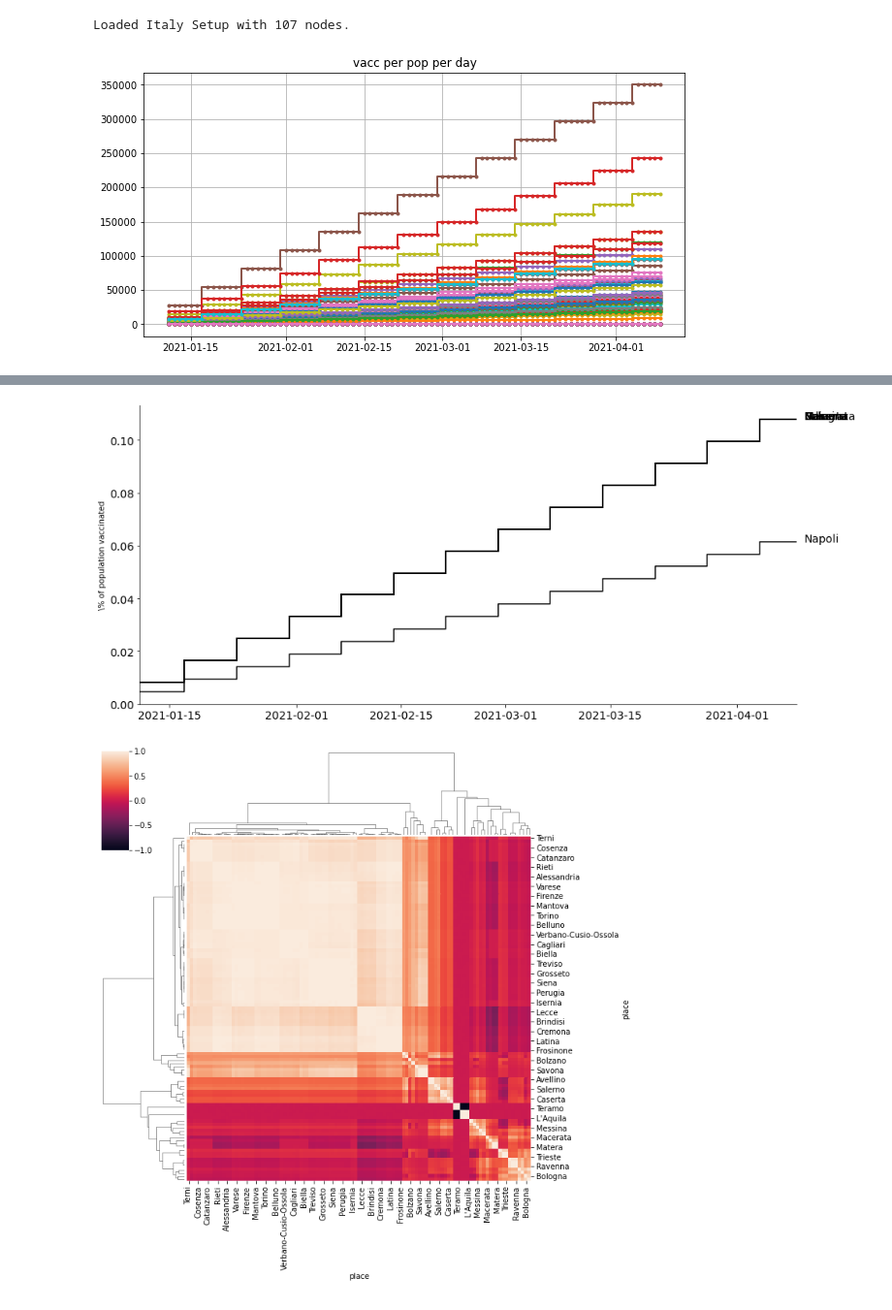
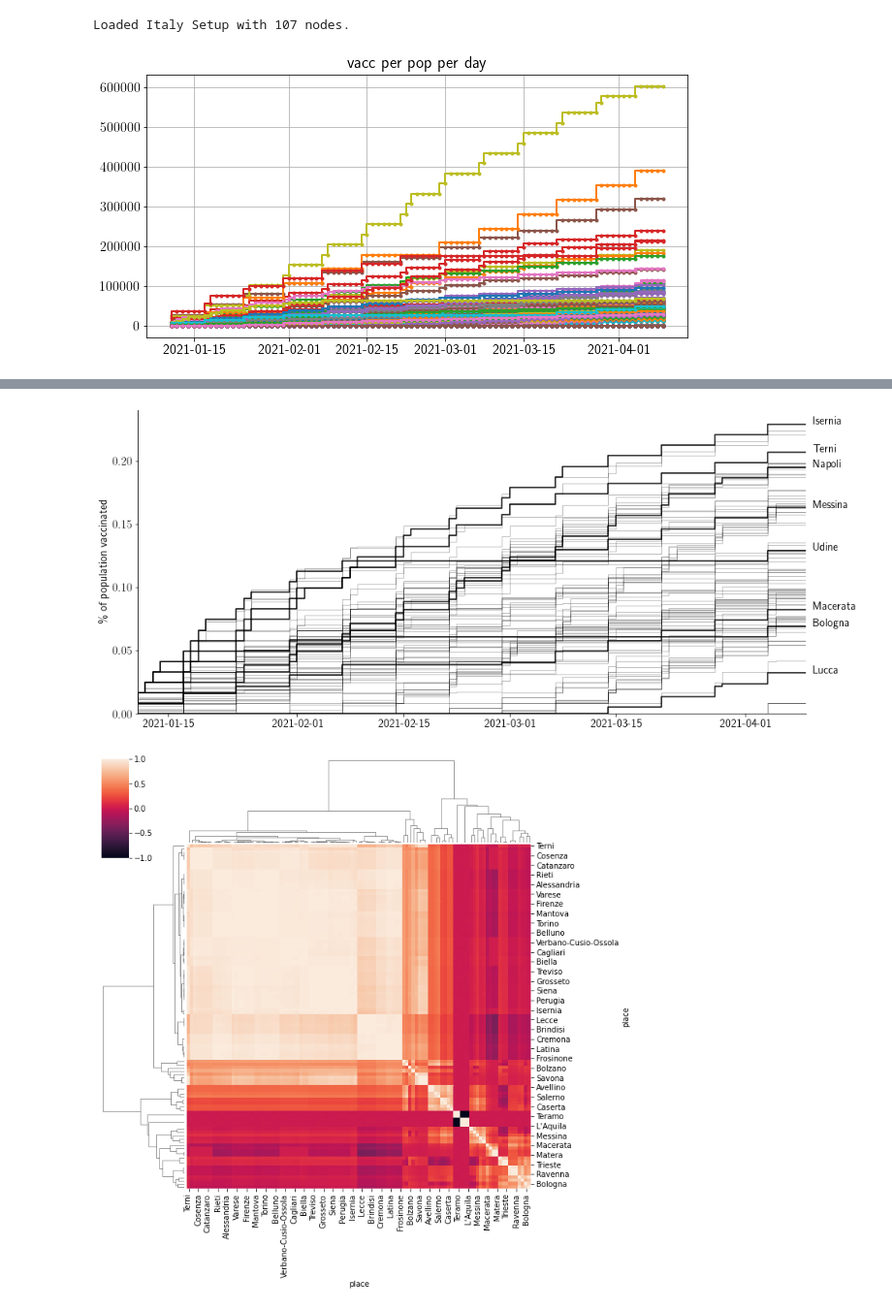
Before and after one commit to jcblemai/COVID-19_italy-vaccination-oc, a Jupyter notebook: analysis_ts.ipynb, the cells around one changed output, grey strips where cells are left out. Shown at 97% size. Drawn from its saved outputs; the diff is of its cells as text; code cells hidden in the pictures.

Commit message:
age-strat outcomes and figures

```diff
--- a/analysis_ts.ipynb
+++ b/analysis_ts.ipynb
@@ -33,7 +33,7 @@ with open(f'italy-data/parameters_{nnodes}_{when}.pkl', 'rb') as inp:
 # %% [output]
 Loaded Italy Setup with 107 nodes.
 # %%
-filename = 'model_output/scenarios_102_90/L-r15-t250000-id5-fincpp-107_90.csv'
+filename = 'model_output/2021-02-19/U-r15-t479700-id6-opi-107_90.csv'
 mydata = pd.read_csv(filename, index_col= 'date', parse_dates=True)
 maxvaccrate_regional, stockpile_national, stockpile_national_constraint, control_initial = build_scenario(setup, pick_scenario(setup, int(filename.split('-')[-3][2:])))
 mydata['valuepop'] = mydata['value'] / setup.pop_node[mydata['placeID']]
@@ -55,7 +55,7 @@ ax.step(idx, mydata[(mydata['comp'] == st)].pivot(columns = 'place', values=valu
 ax.set_title(st + ' per pop per day');
 ax.grid()
 # %% [output]
-[figure, old version]
+[figure, new version]
 # %%
 list(setup.ind2name)
 # %% [output]
@@ -82,7 +82,7 @@ i = 8
 st = states_names[i]
 
 selected = setup.ind2name
-selected = ['Macerata',  'Udine', 'Messina', "Caserta", 'Salerno', 'Napoli', "Bologna"]
+selected = ['Macerata',  'Udine', 'Messina',  'Napoli', "Bologna", "Isernia", "Terni", "Lucca"]
 
 col = sns.color_palette("rocket", 110)
 #ax.grid(True, 'major', 'x', ls='--', lw=.5, c='k', alpha=.3)
@@ -92,34 +92,34 @@ for i, nd in enumerate(setup.ind2name):
         ax.step(mydata[(mydata['comp'] == 'vacc') & (mydata['place'] == nd)]['valuepop'].cumsum().index,
                 mydata[(mydata['comp'] == 'vacc') & (mydata['place'] == nd)]['valuepop'].cumsum(), c='k')
         plt.text(setup.end_date,
                  max(mydata[(mydata['comp'] == 'vacc') & (mydata['place'] == nd)]['valuepop'].cumsum()),
                  nd, fontsize=14)
     else:
         ax.step(mydata[(mydata['comp'] == 'vacc') & (mydata['place'] == nd)]['valuepop'].cumsum().index,
                 mydata[(mydata['comp'] == 'vacc') & (mydata['place'] == nd)]['valuepop'].cumsum(), c='k', alpha = .5, lw = .5)
 
 
 #ax.set_title(st + ' per pop per day');
 #ax.grid()
 ax.set_xlim(setup.start_date, setup.end_date-datetime.timedelta(1))
 #ax.legend(loc='upper left', fontsize=14)
 #fig.autofmt_xdate()
 ax.set_ylim(0)
 
 
 ax.spines['top'].set_visible(False)
 #ax.spines['bottom'].set_visible(False)
 ax.spines['right'].set_visible(False)
 #ax.spines['left'].set_visible(False)
 #ax.set_ylabel('Prop. vaccinated', fontsize=14);
 #ax.get_xaxis().tick_bottom()
 #ax.get_yaxis().tick_left();
 plt.xticks(fontsize=14)
 plt.yticks(fontsize=14);
 ax.set_ylabel('\% of population vaccinated')
 fig.savefig('figures/ts_optimal_selected.pdf')
 # %% [output]
-[figure, old version]
+[figure, new version]
 # %%
 corr_meat = mydata[(mydata['comp'] == 'vacc')].pivot(values = 'value', columns='place').corr(method='pearson')
 
```
Also changed, not shown: parts of 4 cells of this notebook, 7 other files.
